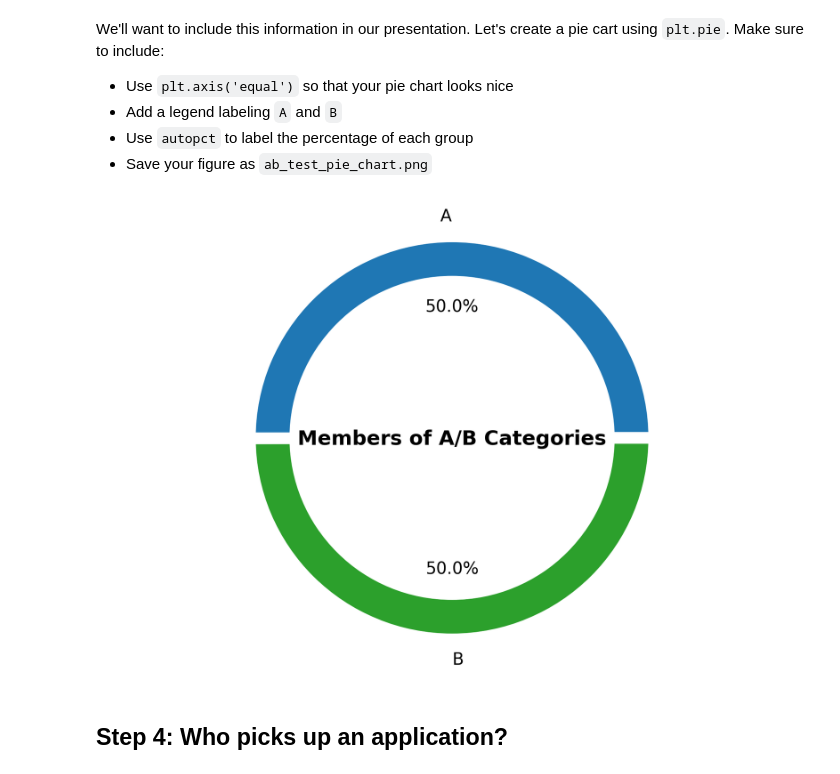
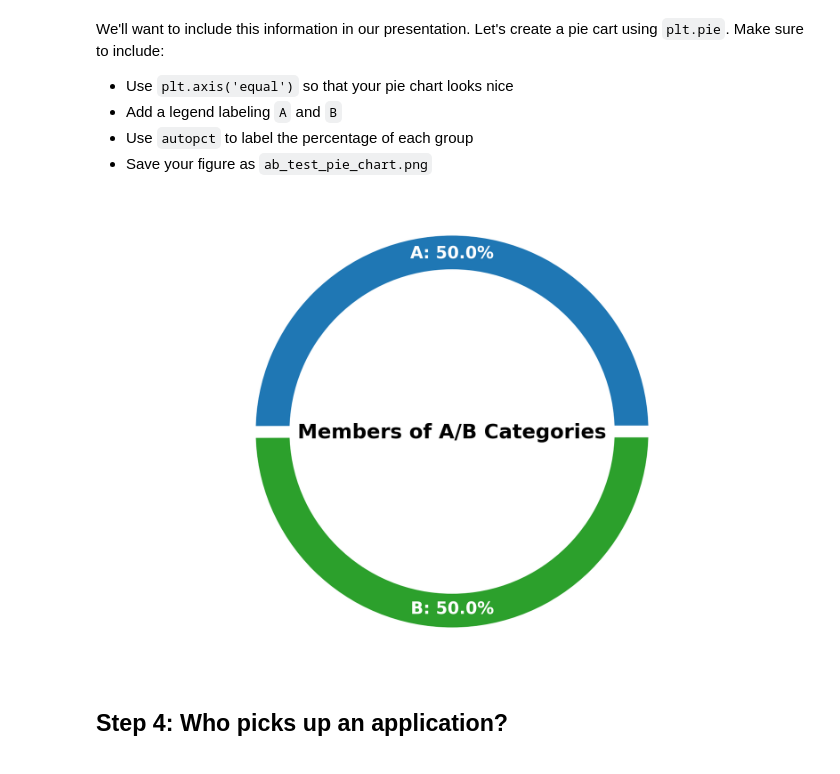
Before and after one commit to kaumaron/Data_Science, a Jupyter notebook: Codecademy_IDA/musclehub_project/musclehub.ipynb, the cells around one changed output. Saved outputs shown, nothing was run; the diff lists cells and outputs as text; code cells hidden in the pictures.

Commit message:
updated Sankey diagram

```diff
--- a/Codecademy_IDA/musclehub_project/musclehub.ipynb
+++ b/Codecademy_IDA/musclehub_project/musclehub.ipynb
@@ -218,32 +218,46 @@ We'll want to include this information in our presentation.  Let's create a pie
 # %%
  tableau20 = [(31, 119, 180), (174, 199, 232), (255, 127, 14), (255, 187, 120),
              (44, 160, 44), (152, 223, 138), (214, 39, 40), (255, 152, 150),
              (148, 103, 189), (197, 176, 213), (140, 86, 75), (196, 156, 148),
              (227, 119, 194), (247, 182, 210), (127, 127, 127), (199, 199, 199),
              (188, 189, 34), (219, 219, 141), (23, 190, 207), (158, 218, 229)]
 for i in range(len(tableau20)):
     r, g, b = tableau20[i]
     tableau20[i] = (r / 255., g / 255., b / 255.)
 
+angle = 0
+
 plt.figure(dpi=300, facecolor='w')
-plt.pie(ab_counts['Counts'],
-        labels=['A','B'],
-        autopct='%.1f%%',
-        pctdistance = 0.65,
+_, texts = plt.pie(ab_counts['Counts'],
+        labels=['A: {:.1f}%'.format(
+                    ab_counts.loc[0,'Counts'] * 100.0 / ab_counts['Counts'].sum() ),
+                'B: {:.1f}%'.format(
+                    ab_counts.loc[1,'Counts'] * 100.0 / ab_counts['Counts'].sum() )
+               ],
+        labeldistance = 0.88,
+        colors = tableau20[::4],
         wedgeprops = { 'linewidth' : 7, 'edgecolor' : 'white' },
-        colors = tableau20[::4]
+        startangle = angle
        )
+
+
+for text in texts:
+    text.set_color('white')
+    text.set_fontweight('bold')
+    text.set_rotation(angle)
+    text.set_horizontalalignment('center')
+
 plt.axis('equal')
 p = plt.gcf()
 p.gca().add_artist(plt.Circle( (0,0), 0.8, color='white'))
 plt.title('Members of A/B Categories', y = 0.462, fontweight='bold', fontsize = 12)
 plt.subplots_adjust(right=0.9)
 plt.tight_layout()
 plt.show()
 plt.savefig('ab_test_pie_chart.png', dpi=600)
 plt.close()
 # %% [output]
-[figure, old version]
+[figure, new version]
 # %% [markdown]
 ## Step 4: Who picks up an application?
 # %% [markdown]
```
Also changed, not shown: parts of 2 cells of this notebook.
